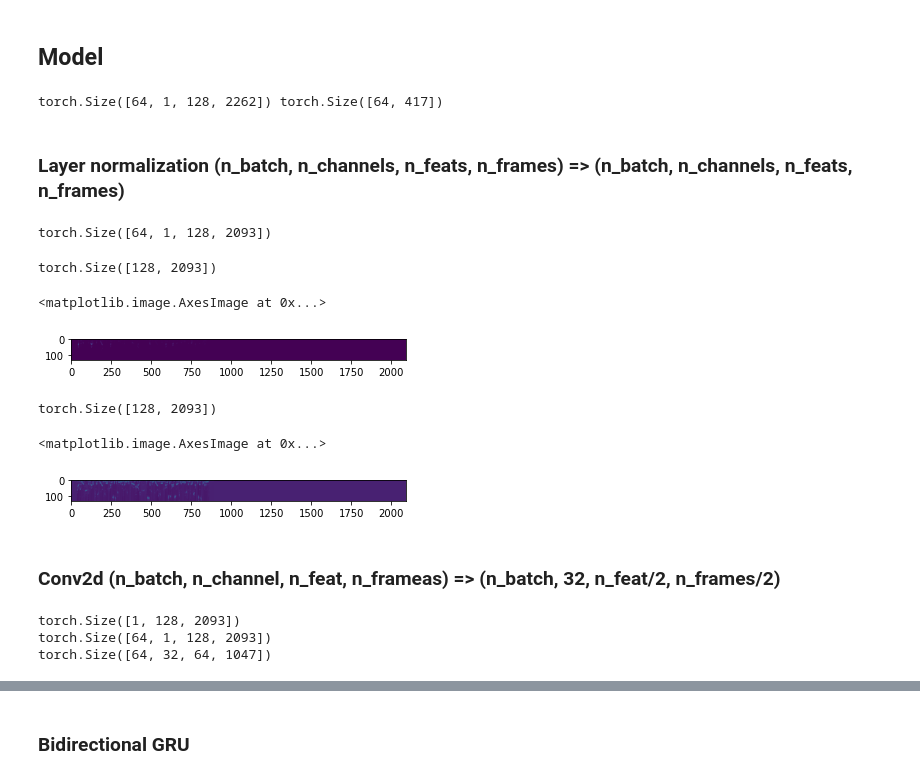
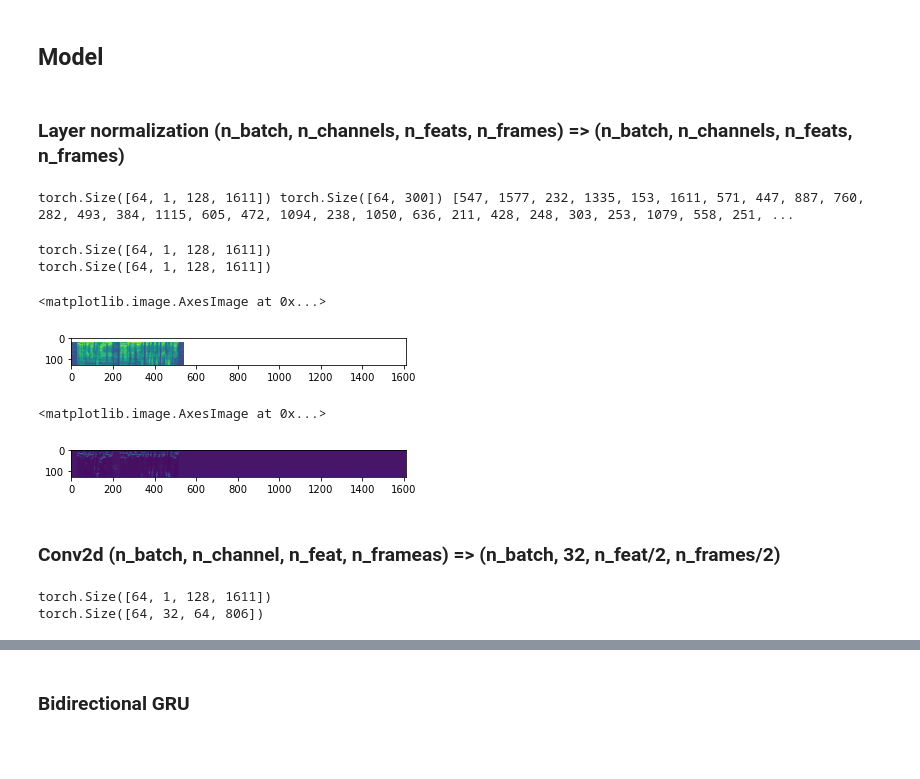
Before and after one commit to slegroux/slgE2E, a Jupyter notebook: E2E_helper.ipynb, the cells around one changed output, grey strips where cells are left out. Saved outputs shown, nothing was run; the diff lists cells and outputs as text; code cells hidden in the pictures; blank space fills up the shorter version.

```diff
--- a/E2E_helper.ipynb
+++ b/E2E_helper.ipynb
@@ -179,10 +208,7 @@ dl = DataLoader(ds, **params)
 # %%
 # torch expects input of same size => use collate_fn
 i = iter(dl)
-sample = next(i)
+spec,utt,spec_len,utt_len = next(i)
 # X: (batch, channel, n_feat, n_frames) Y: (batch, n_chars)
-print(sample[0].shape, sample[1].shape)
-print("in len: ", sample[2])
-print("out len: ", sample[3])
-print(len(sample[2]), len(sample[3]))
+print(spec.shape, utt.shape, spec_len,utt_len)
 # %% [output]
@@ -198,50 +256,42 @@ print(l_ds / params['batch_size'], l_dl)
 40.9375 41
 # %% [markdown]
 ## Model
-# %%
-x = sample[0]
-y = sample[1]
-print(x.shape, y.shape)
-# %% [output]
-torch.Size([64, 1, 128, 2262]) torch.Size([64, 417])
 # %% [markdown]
 ### Layer normalization (n_batch, n_channels, n_feats, n_frames) => (n_batch, n_channels, n_feats, n_frames)
+# %%
+print(spec.shape, utt.shape, spec_len, utt_len)
+# %% [output]
+torch.Size([64, 1, 128, 1611]) torch.Size([64, 300]) [547, 1577, 232, 1335, 153, 1611, 571, 447, 887, 760, 282, 493, 384, 1115, 605, 472, 1094, 238, 1050, 636, 211, 428, 248, 303, 253, 1079, 558, 251, ...
 # %%
- cnn = CNNLayerNorm(128)
- cnned = cnn(x)
- print(cnned.shape)
+print(spec.shape)
+cnn = CNNLayerNorm(128)
+cnned = cnn(spec)
+print(cnned.shape)
 # %% [output]
-torch.Size([64, 1, 128, 2093])
+torch.Size([64, 1, 128, 1611])
+torch.Size([64, 1, 128, 1611])
-# %%
-print(x[0].squeeze(0).shape)
-plt.imshow(x[0].squeeze(0))
-# %% [output]
-torch.Size([128, 2093])
-<matplotlib.image.AxesImage at 0x...>
-[figure, removed]
 # %%
-cnned[0].squeeze(0).shape
+plt.imshow(spec[0].squeeze(0).log2())
 # %% [output]
-torch.Size([128, 2093])
+<matplotlib.image.AxesImage at 0x...>
+[figure, added]
 # %%
-plt.imshow(cnned[0].detach().numpy().squeeze(0))
+plt.imshow(cnned[0].squeeze(0).detach().numpy())
 # %% [output]
 <matplotlib.image.AxesImage at 0x...>
-[figure, old version]
+[figure, new version]
 # %% [markdown]
 ### Conv2d (n_batch, n_channel, n_feat, n_frameas) => (n_batch, 32, n_feat/2, n_frames/2)
 # %%
 # (in,out,kernel_size)
 conv = nn.Conv2d(1, 32, 3, stride=2, padding=3//2)
 # %%
-print(x[0].shape)
-print(x.unsqueeze(0)[0].shape)
-conved = conv(x.unsqueeze(0)[0])
+print(spec.shape)
+conved = conv(spec)
 print(conved.shape)
 # %% [output]
-torch.Size([1, 128, 2093])
-torch.Size([64, 1, 128, 2093])
-torch.Size([64, 32, 64, 1047])
+torch.Size([64, 1, 128, 1611])
+torch.Size([64, 32, 64, 806])
 # %%
 from mpl_toolkits.mplot3d import Axes3D
 x = conved[0].squeeze(0).detach().numpy()
```
Also changed, not shown: parts of 27 cells of this notebook.
